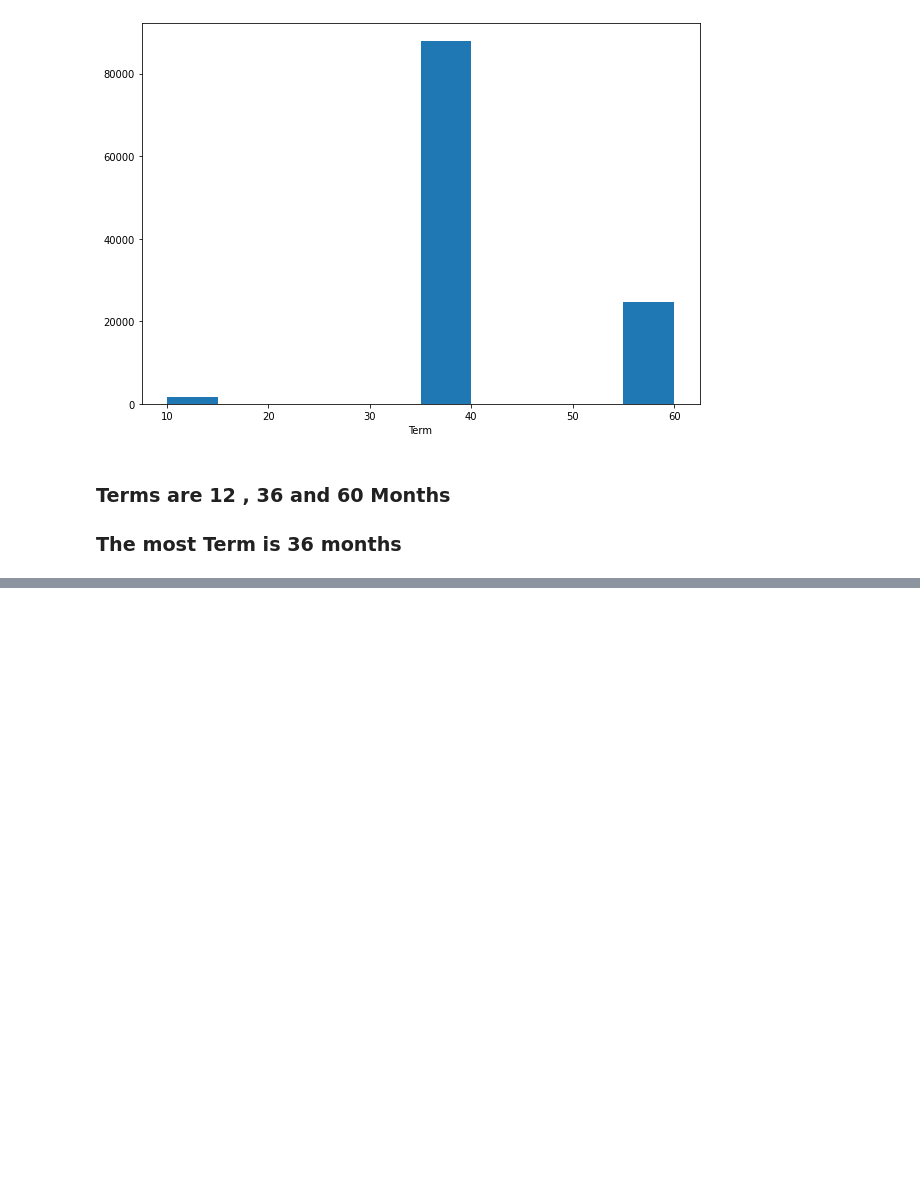
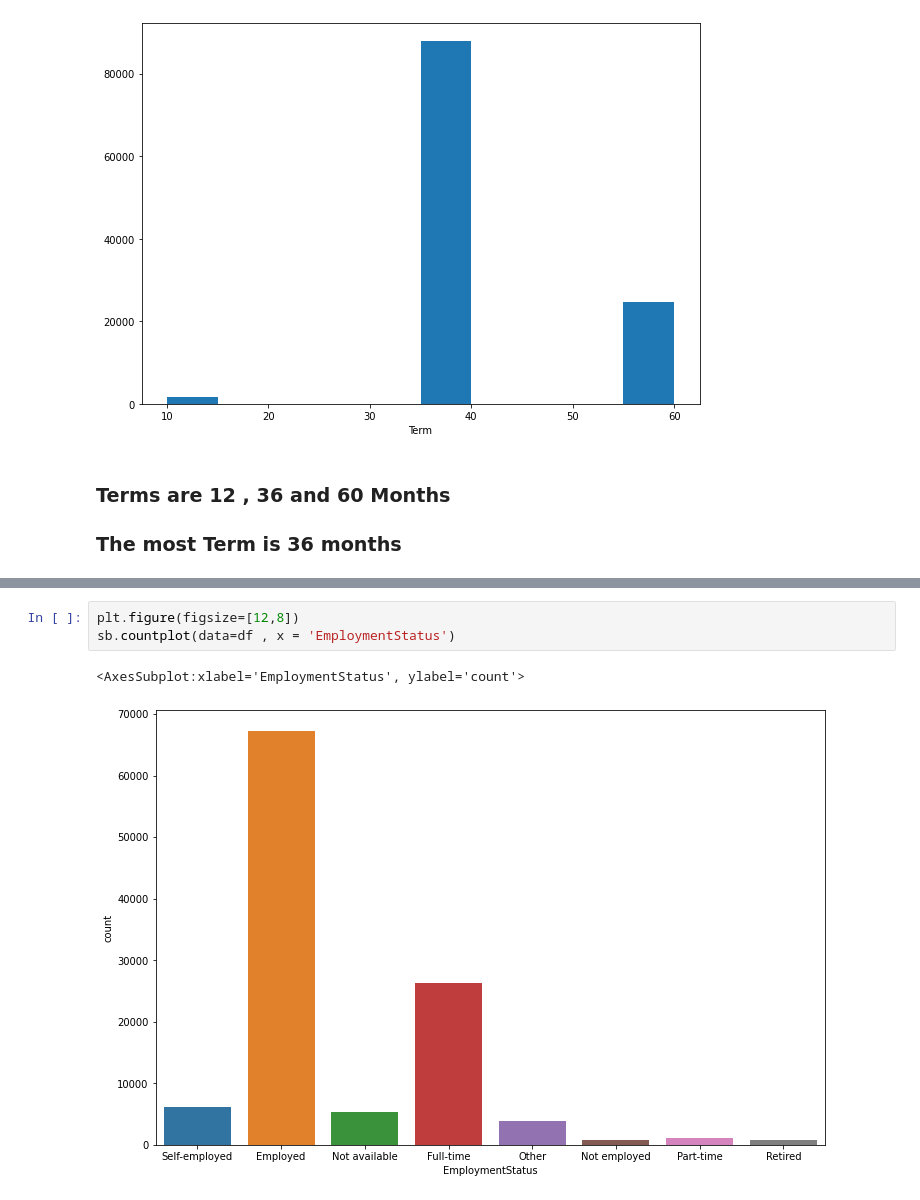
Before and after one commit to Mohamed-Salem-Ali/Data-Visualization-Prosper-Loan, a Jupyter notebook: Propser Loan Data Exploration .ipynb, the cells around one changed output, grey strips where cells are left out. Saved outputs shown, nothing was run; the diff lists cells and outputs as text; blank space fills up the shorter version.

```diff
--- a/Propser Loan Data Exploration .ipynb
+++ b/Propser Loan Data Exploration .ipynb
@@ -151,0 +202,6 @@ Text(0.5, 0, 'Term')
+# %%
+plt.figure(figsize=[12,8])
+sb.countplot(data=df , x = 'EmploymentStatus')
+# %% [output]
+<AxesSubplot:xlabel='EmploymentStatus', ylabel='count'>
+[figure, added]
```
Also changed, not shown: parts of 7 cells of this notebook.
